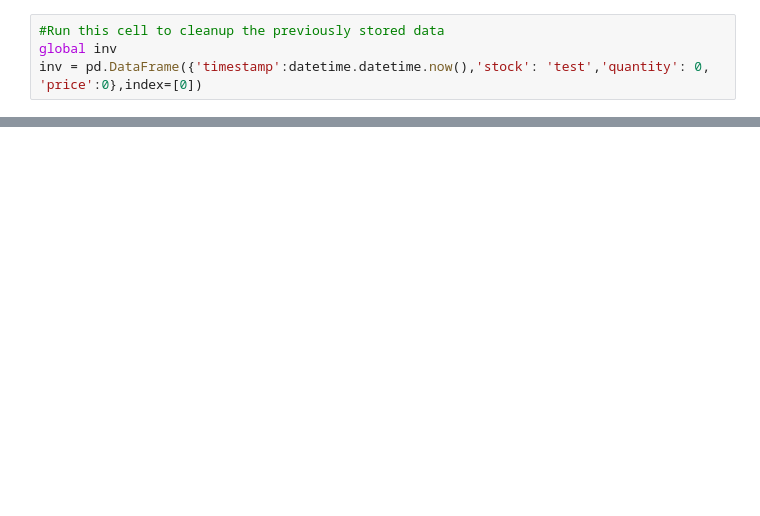
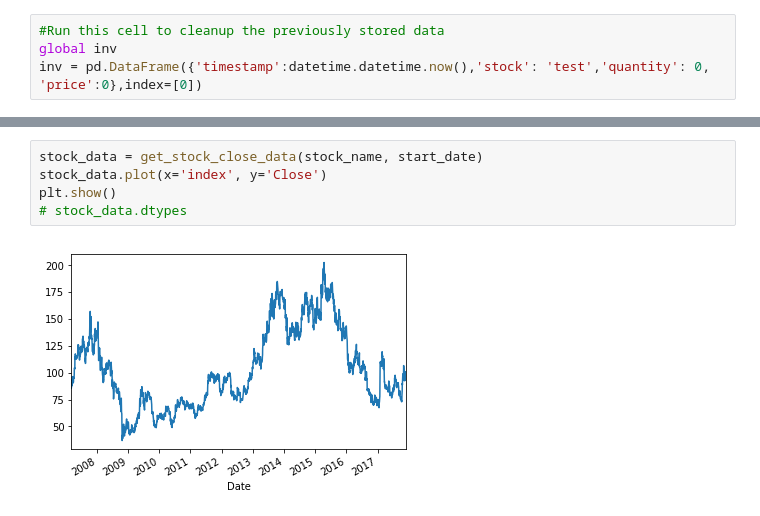
Before and after one commit to iBala/algo_trading, a Jupyter notebook: scripts/fetch_data.ipynb, the cells around one changed output, grey strips where cells are left out. Saved outputs shown, nothing was run; the diff lists cells and outputs as text; blank space fills up the shorter version.

```diff
--- a/scripts/fetch_data.ipynb
+++ b/scripts/fetch_data.ipynb
@@ -259,0 +319,7 @@ inv = pd.DataFrame({'timestamp':datetime.datetime.now(),'stock': 'test','quantit
+# %%
+stock_data = get_stock_close_data(stock_name, start_date)
+stock_data.plot(x='index', y='Close')
+plt.show()
+# stock_data.dtypes
+# %% [output]
+[figure, added]
```
Also changed, not shown: parts of 10 cells of this notebook.
